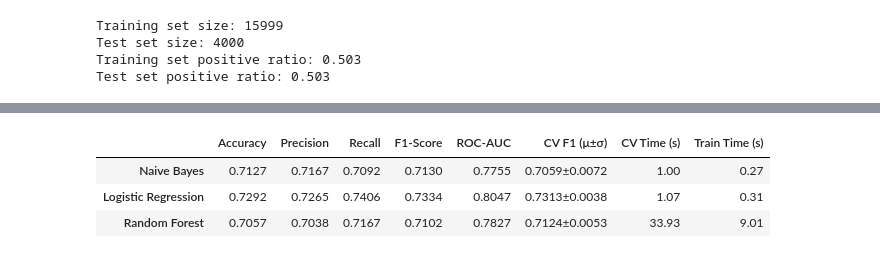
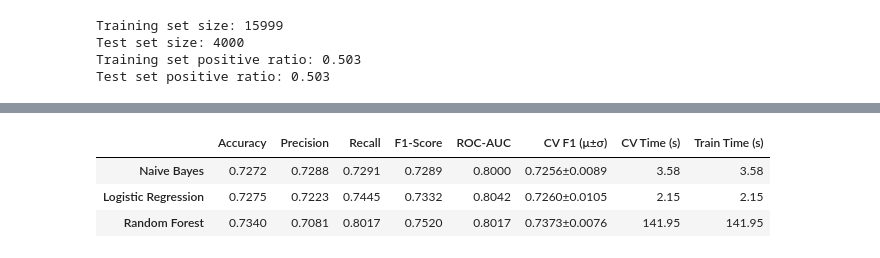
Before and after one commit to photoli93/nlp_twitter, a Jupyter notebook: notebooks/02_modeling.ipynb, the cells around one changed output, grey strips where cells are left out. Cells and saved outputs as stored; diff of their text form; code cells hidden in the pictures.

Commit message:
training and evaluation of 3 models, picked the best model and analyzing it

```diff
--- a/notebooks/02_modeling.ipynb
+++ b/notebooks/02_modeling.ipynb
@@ -213,49 +214,78 @@ Test set positive ratio: 0.503
 # Define candidate models with pipelines to avoid data leakage
 pipelines = {
     'Naive Bayes': Pipeline([
-        ('tfidf', TfidfVectorizer(max_features=10000, ngram_range=(1, 2),
-                                    min_df=2, max_df=0.8, stop_words='english')),
+        ('tfidf', TfidfVectorizer(max_features=15000, ngram_range=(1, 3),
+                                    min_df=3, max_df=0.7, stop_words='english')),
         ('clf', MultinomialNB(alpha=0.1))
     ]),
 
     'Logistic Regression': Pipeline([
-        ('tfidf', TfidfVectorizer(max_features=10000, ngram_range=(1, 2),
-                                  min_df=2, max_df=0.8, stop_words='english')),
+        ('tfidf', TfidfVectorizer(max_features=15000, ngram_range=(1, 3),
+                                    min_df=3, max_df=0.7, stop_words='english')),
         ('clf', LogisticRegression(random_state=42, max_iter=1000))
     ]),
 
     'Random Forest': Pipeline([
-        ('tfidf', TfidfVectorizer(max_features=10000, ngram_range=(1, 2),
-                                  min_df=2, max_df=0.8, stop_words='english')),
+        ('tfidf', TfidfVectorizer(max_features=15000, ngram_range=(1, 3),
+                                    min_df=3, max_df=0.7, stop_words='english')),
         ('clf', RandomForestClassifier(n_estimators=100, random_state=42))
     ])
 }
 
-# Cross-validation step
+# Define hyperparameter search
+param_search = {
+    'Naive Bayes': {
+        'search': GridSearchCV,
+        'params': {'clf__alpha': [0.1, 0.5, 1.0],
+                   'clf__fit_prior': [True, False]},
+        'cv': 5
+    },
+    'Logistic Regression': {
+        'search': GridSearchCV,
+        'params': {'clf__C': [0.01, 0.05, 0.1, 0.5, 1, 5],
+                   'clf__penalty': ['l2']},
+        'cv': 5
+    },
+    'Random Forest': {
+        'search': RandomizedSearchCV,
+        'params': {'clf__n_estimators': randint(100, 500),
+                   'clf__max_depth': randint(5, 50),
+                   'clf__max_features': ['sqrt', 'log2', None]},
+        'cv': 5,
+        'n_iter': 20,
+        'random_state': 42
+    }
+}
+
+# Main loop
 cv_results = {}
-
-for name, pipe in pipelines.items():
-    start = time.time()
-    scores = cross_val_score(pipe, X_train, y_train, cv=5, scoring='f1')
-    duration = time.time() - start
-
-    cv_results[name] = (scores.mean(), scores.std(), duration)
-    print(f"{name}: mean F1 = {scores.mean():.4f} ± {scores.std():.4f} "
-          f"(time: {duration:.2f} sec)")
-
-# Train on full training set and evaluate on test set
 final_results = {}
 
 for name, pipe in pipelines.items():
-    print(f"\nTraining {name} on full training set")
+    print(f"\nOptimizing {name}")
     start = time.time()
 
-    pipe.fit(X_train, y_train)
-    y_pred = pipe.predict(X_test)
-    y_proba = pipe.predict_proba(X_test)[:, 1] if hasattr(pipe.named_steps['clf'], "predict_proba") else None
+    search_args = param_search[name]['params']
+    cv = param_search[name]['cv']
 
+    if param_search[name]['search'] == GridSearchCV:
+        search = GridSearchCV(pipe, search_args, cv=cv, scoring='f1', n_jobs=-1)
+    else:
+        search = RandomizedSearchCV(pipe, search_args, cv=cv, scoring='f1', n_jobs=-1,
+                                    n_iter=param_search[name]['n_iter'], random_state=param_search[name]['random_state'])
+
+    search.fit(X_train, y_train)
+    best_pipe = search.best_estimator_
     duration = time.time() - start
-    print(f"{name} finished in {duration:.2f} sec")
+
+    # Cross-validation scores on training set with best params
+    scores = cross_val_score(best_pipe, X_train, y_train, cv=5, scoring='f1')
+    cv_results[name] = (scores.mean(), scores.std(), duration)
+
+    # Train and evaluate on test set
+    best_pipe.fit(X_train, y_train)
+    y_pred = best_pipe.predict(X_test)
+    y_proba = best_pipe.predict_proba(X_test)[:, 1] if hasattr(best_pipe.named_steps['clf'], "predict_proba") else None
 
     final_results[name] = {
         'accuracy': accuracy_score(y_test, y_pred),
@@ -266,8 +296,10 @@ for name, pipe in pipelines.items():
         'cv_f1_mean': cv_results[name][0],
         'cv_f1_std': cv_results[name][1],
         'cv_time_sec': cv_results[name][2],
-        'train_time_sec': duration
+        'train_time_sec': duration,
+        'best_params': search.best_params_
     }
+
 
 # Display results
 metrics_df = pd.DataFrame({
@@ -284,6 +316,8 @@ metrics_df = pd.DataFrame({
     for name, res in final_results.items()
 }).T
 
-print("\n=== Final Model Performance (with timings) ===")
+print("\n=== Final Model Performance ===")
 display(metrics_df)
+
+print(final_results['best_params'])
 # %% [output]
@@ -307,4 +331,4 @@ Random Forest finished in 9.01 sec
 |  | Accuracy | Precision | Recall | F1-Score | ROC-AUC | CV F1 (μ±σ) | CV Time (s) | Train Time (s) |
-| Naive Bayes | 0.7127 | 0.7167 | 0.7092 | 0.7130 | 0.7755 | 0.7059±0.0072 | 1.00 | 0.27 |
-| Logistic Regression | 0.7292 | 0.7265 | 0.7406 | 0.7334 | 0.8047 | 0.7313±0.0038 | 1.07 | 0.31 |
-| Random Forest | 0.7057 | 0.7038 | 0.7167 | 0.7102 | 0.7827 | 0.7124±0.0053 | 33.93 | 9.01 |
+| Naive Bayes | 0.7272 | 0.7288 | 0.7291 | 0.7289 | 0.8000 | 0.7256±0.0089 | 3.58 | 3.58 |
+| Logistic Regression | 0.7275 | 0.7223 | 0.7445 | 0.7332 | 0.8042 | 0.7260±0.0105 | 2.15 | 2.15 |
+| Random Forest | 0.7340 | 0.7081 | 0.8017 | 0.7520 | 0.8017 | 0.7373±0.0076 | 141.95 | 141.95 |
```
Also changed, not shown: parts of 7 cells of this notebook.
